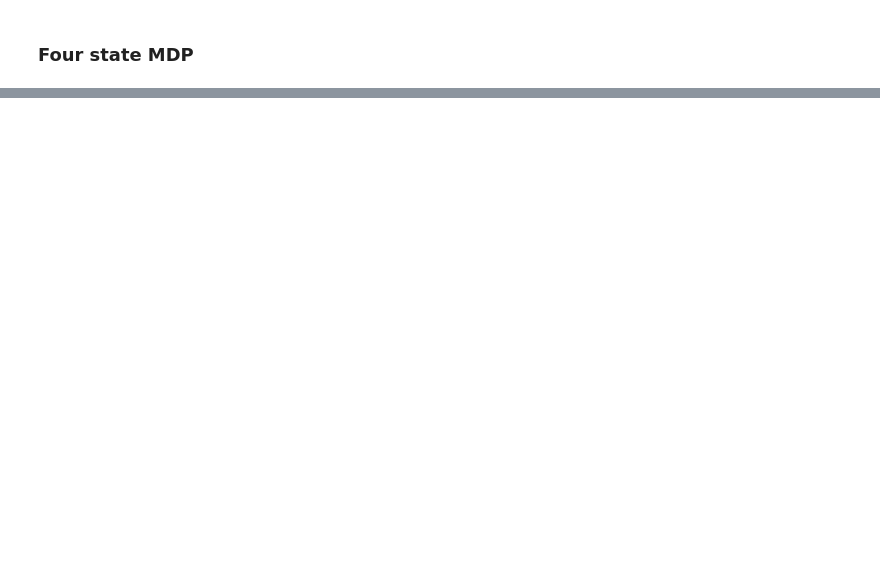
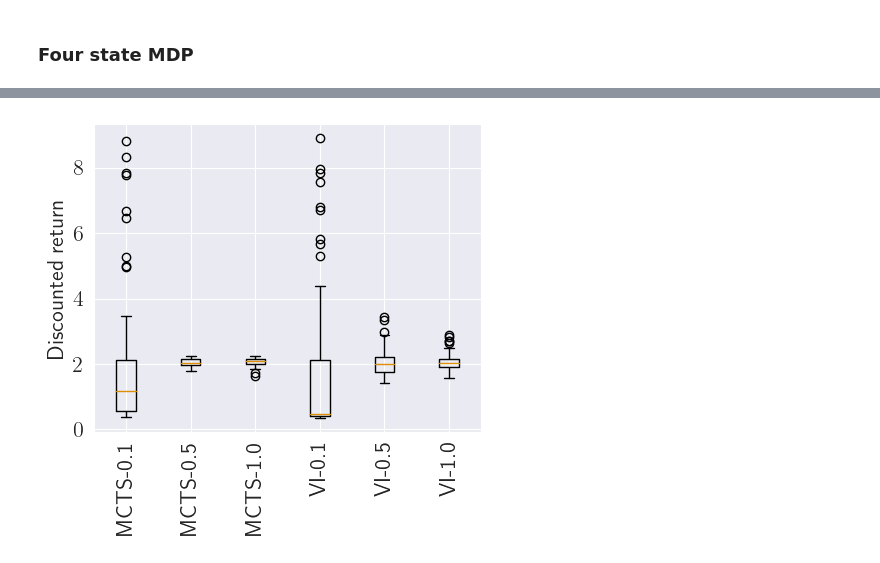
Before and after one commit to PPSantos/risk-aware-mcts, a Jupyter notebook: erm_mcts.ipynb, the cells around one changed output, grey strips where cells are left out. Saved outputs shown, nothing was run; the diff lists cells and outputs as text; code cells hidden in the pictures; blank space fills up the shorter version.

```diff
--- a/erm_mcts.ipynb
+++ b/erm_mcts.ipynb
@@ -150,0 +205,29 @@ plt.show()
+# %%
+fig = plt.figure()
+fig.set_size_inches(5.0, 4.0)
+fig.tight_layout()
+
+data_to_plot = []
+positions = list(range(len(mcts_planner_data)))
+for erm_beta, mcts_data in mcts_planner_data.items():
+    data_to_plot.append(mcts_data["f_vals"])
+plt.boxplot(data_to_plot, positions=positions)
+
+data_to_plot = []
+positions = np.array(list(range(len(mcts_planner_data)))) + len(mcts_planner_data)
+for erm_beta, data in erm_vi_data.items():
+    data_to_plot.append(data["f_vals"])
+plt.boxplot(data_to_plot, positions=positions)
+
+# plt.ylabel('Density')
+plt.ylabel("Discounted return");
+plt.grid()
+plt.xticks(range(6), ["MCTS-0.1", "MCTS-0.5", "MCTS-1.0", "VI-0.1", "VI-0.5", "VI-1.0"])
+
+plt.xticks(rotation=90)
+
+# plt.title(r'$f(d) = d^\top \log(d)$')
+# plt.savefig("f_dist_entropy_example.pdf", bbox_inches='tight')
+plt.show()
+# %% [output]
+[figure, added]
```
Also changed, not shown: parts of 6 cells of this notebook, 4 other files.
